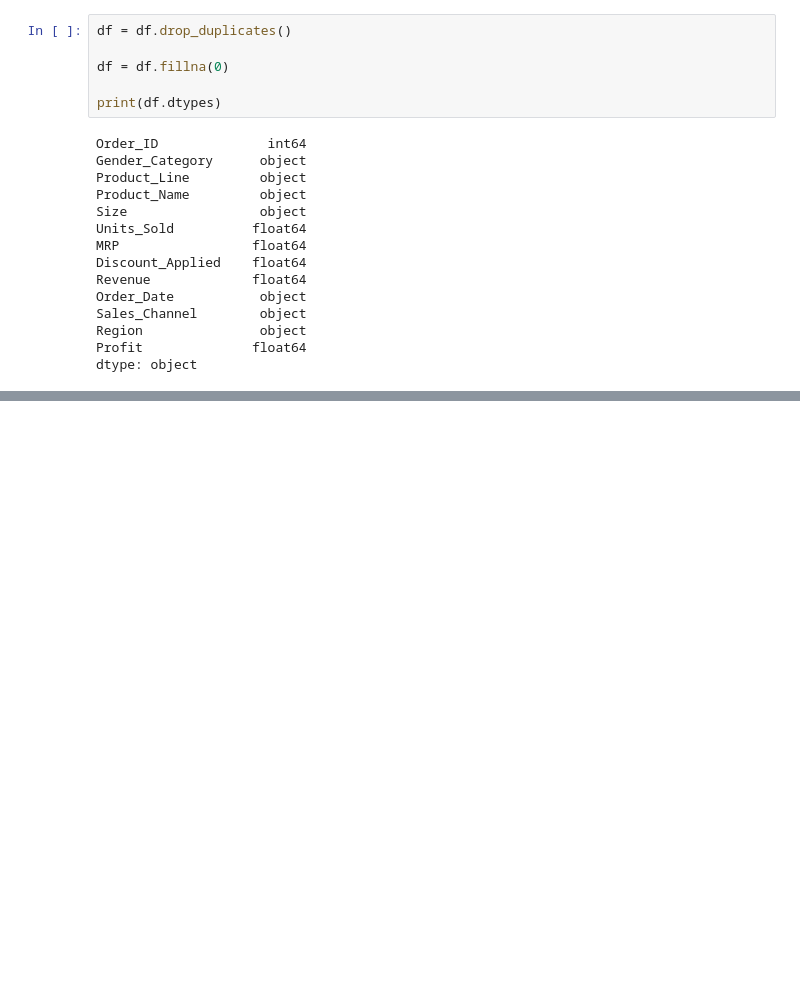
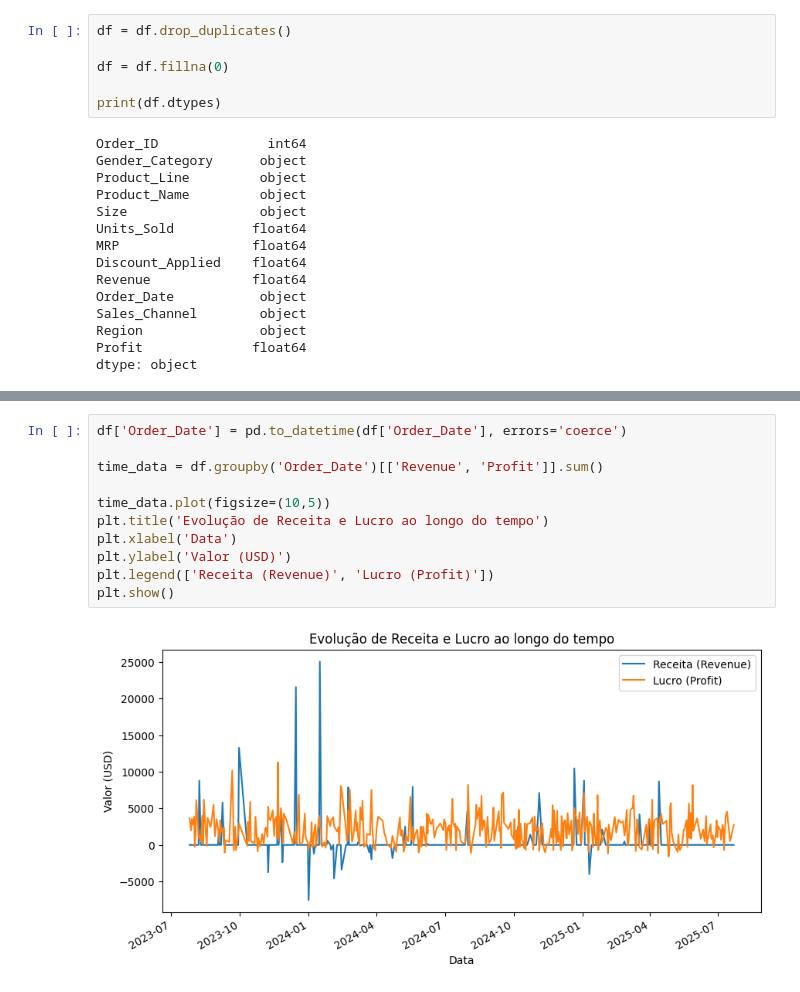
Before and after one commit to Joaovhl031/A3-AnaliseNike2024, a Jupyter notebook: notebooks/Analise1.ipynb, the cells around one changed output, grey strips where cells are left out. Cells and saved outputs as stored; diff of their text form; blank space fills up the shorter version.

```diff
--- a/notebooks/Analise1.ipynb
+++ b/notebooks/Analise1.ipynb
@@ -79,0 +122,13 @@ std                           NaN  1478.671013
+# %%
+df['Order_Date'] = pd.to_datetime(df['Order_Date'], errors='coerce')
+
+time_data = df.groupby('Order_Date')[['Revenue', 'Profit']].sum()
+
+time_data.plot(figsize=(10,5))
+plt.title('Evolução de Receita e Lucro ao longo do tempo')
+plt.xlabel('Data')
+plt.ylabel('Valor (USD)')
+plt.legend(['Receita (Revenue)', 'Lucro (Profit)'])
+plt.show()
+# %% [output]
+[figure, added]
```
Also changed, not shown: parts of 11 cells of this notebook.
